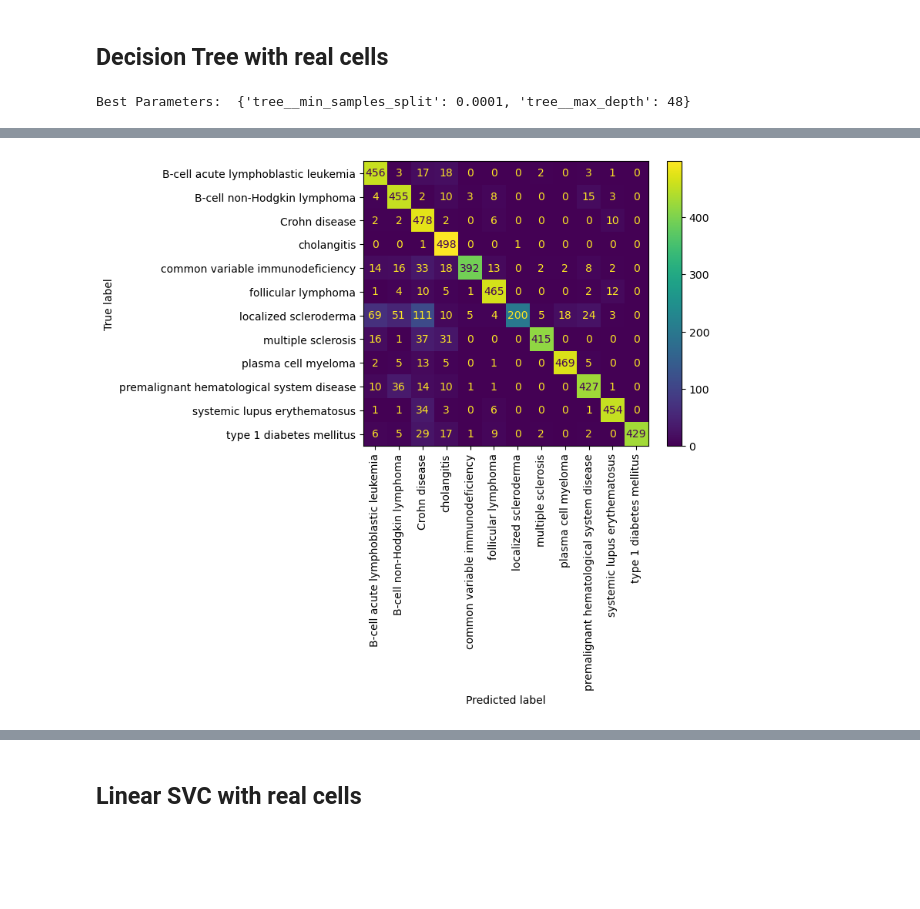
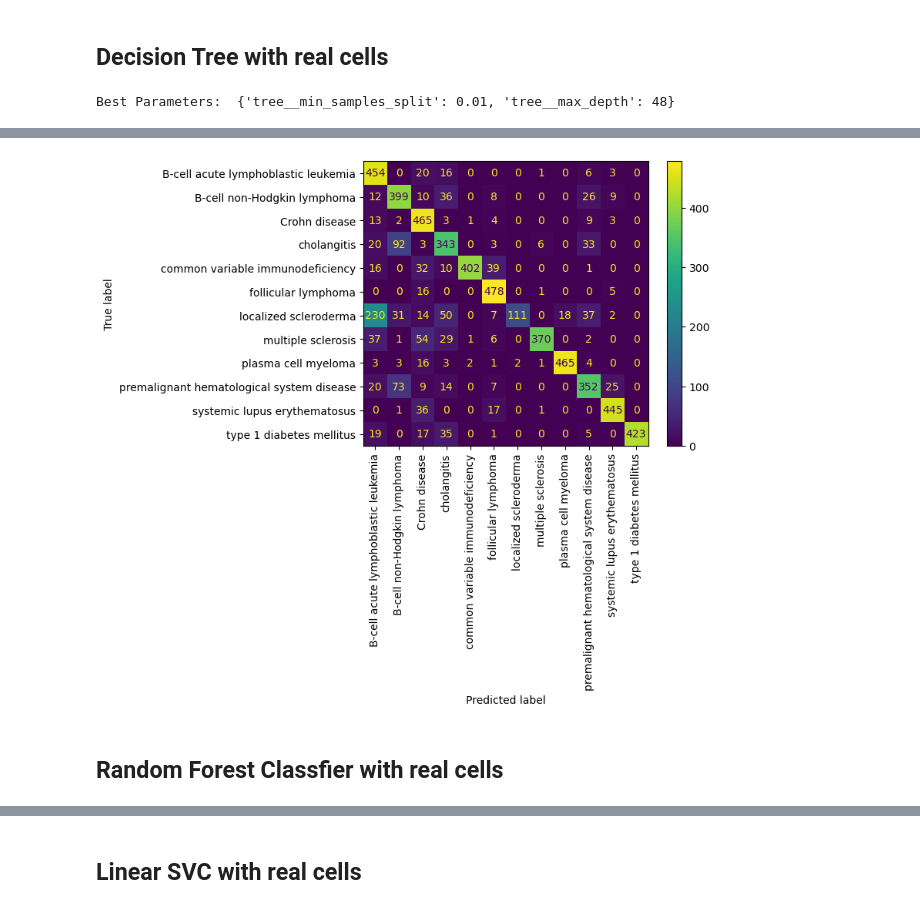
Before and after one commit to AdrianGrzybowski/Immune_diseases_classifier, a Jupyter notebook: Analysis.ipynb, the cells around one changed output, grey strips where cells are left out. Drawn from its saved outputs; the diff is of its cells as text; code cells hidden in the pictures; blank space fills up the shorter version.

```diff
--- a/Analysis.ipynb
+++ b/Analysis.ipynb
@@ -465,6 +473,8 @@ X_train95, X_train05, y_train95, y_train05 = train_test_split(X_train, y_train,
 # %%
-#Create training and test set for real and augmented cells only, downsample the data to float16 to save memory
+#Create training and test set for real and augmented cells only,
 is_real_train= np.where((train_adata.obs['is_real_cell']=='real') | (train_adata.obs['is_real_cell']=='augmented'), 1, 0)
 X_train_real = X_train[is_real_train==1]
 y_train_real = y_train[is_real_train==1]
-X_train_real90, X_train_real10, y_train_real90, y_train_real10 = train_test_split(X_train_real, y_train_real, test_size=0.10, random_state=42)
+X_train_real90, X_train_real10, y_train_real90, y_train_real10 = train_test_split(X_train_real, y_train_real, test_size=0.20, random_state=42)
+X_train_real90 = None
+y_train_real90 = None
@@ -921,7 +1200,7 @@ dtree_pipe = Pipeline([('tree', DecisionTreeClassifier())])
 #Hyperparameters to search
 params = {
     'tree__max_depth': [None,3,12,48,96],  # Try a range of depths or leave as None for no limit
-    'tree__min_samples_split': [0.0001, 0.001, 0.01, 0.1],  # Minimum number of samples required to split a node
+    'tree__min_samples_split': [0.0001, 0.01, 0.1],  # Minimum number of samples required to split a node
 #    'tree__criterion': ['gini', 'entropy'],  # Metrics to measure the quality of a split
 #    'tree__min_samples_leaf': [1,2,4,8,16],  # Minimum number of samples required at a leaf node
 }
@@ -954,16 +1233,17 @@ best_params = grid.best_params_
 
 #Save results in the dataframe
 dtree2_df = pd.DataFrame({'Training accuracy':[round(acc_train,3)],
-              'Test accuracy':[round(acc_test,3)],
-              'Weighted avg precision':[round(report['weighted avg']['precision'],3)],
-              'Weighted avg recall':[round(report['weighted avg']['recall'],3)],
-              'Weighted avg F-1 score':[round(report['weighted avg']['f1-score'],3)],
-              'Weighted ROC AUC':[round(roc_auc_value,3)],
-              'Training time[s]':[round(execution_time,1)]
-             },index=['DecisionTree classifier + real cells'])
+                          'Test accuracy':[round(acc_test,3)],
+                          'Weighted avg precision':[round(report['weighted avg']['precision'],3)],
+                          'Weighted avg recall':[round(report['weighted avg']['recall'],3)],
+                          'Weighted avg F-1 score':[round(report['weighted avg']['f1-score'],3)],
+                          'Weighted ROC AUC':[round(roc_auc_value,3)],
+                          'Training time[s]':[round(execution_time,1)],
+                          'Trained on N cells':[len(y_train_real10)]
+             },index=['DecisionTree classifier + cell bias'])
 dtree2_report_df = pd.DataFrame(report)
 print('Best Parameters: ', best_params)
 dtree2_df
 # %% [output]
-Best Parameters:  {'tree__min_samples_split': 0.0001, 'tree__max_depth': 48}
+Best Parameters:  {'tree__min_samples_split': 0.01, 'tree__max_depth': 48}
 |  | Training accuracy | Test accuracy | Weighted avg precision | Weighted avg recall | Weighted avg F-1 score | ... |
@@ -971 +1251,3 @@ Best Parameters:  {'tree__min_samples_split': 0.0001, 'tree__max_depth': 48}
-[figure, old version]
+[figure, new version]
+# %% [markdown]
+## Random Forest Classfier with real cells
```
Also changed, not shown: parts of 34 cells of this notebook.
